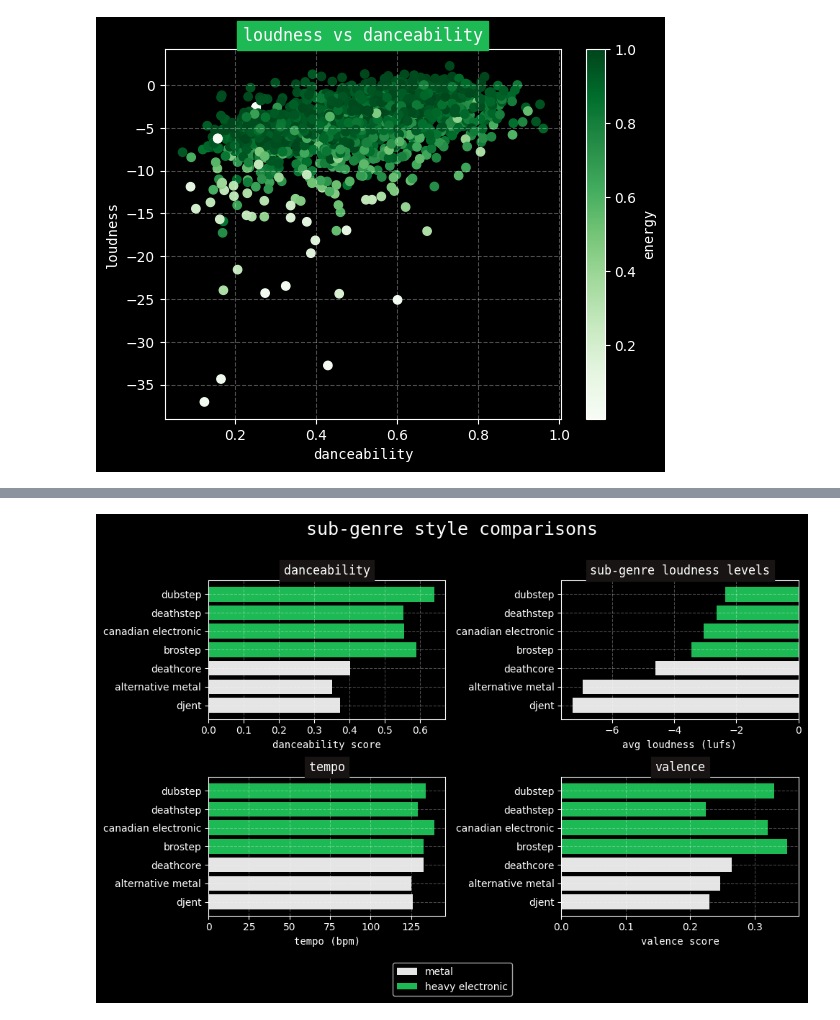
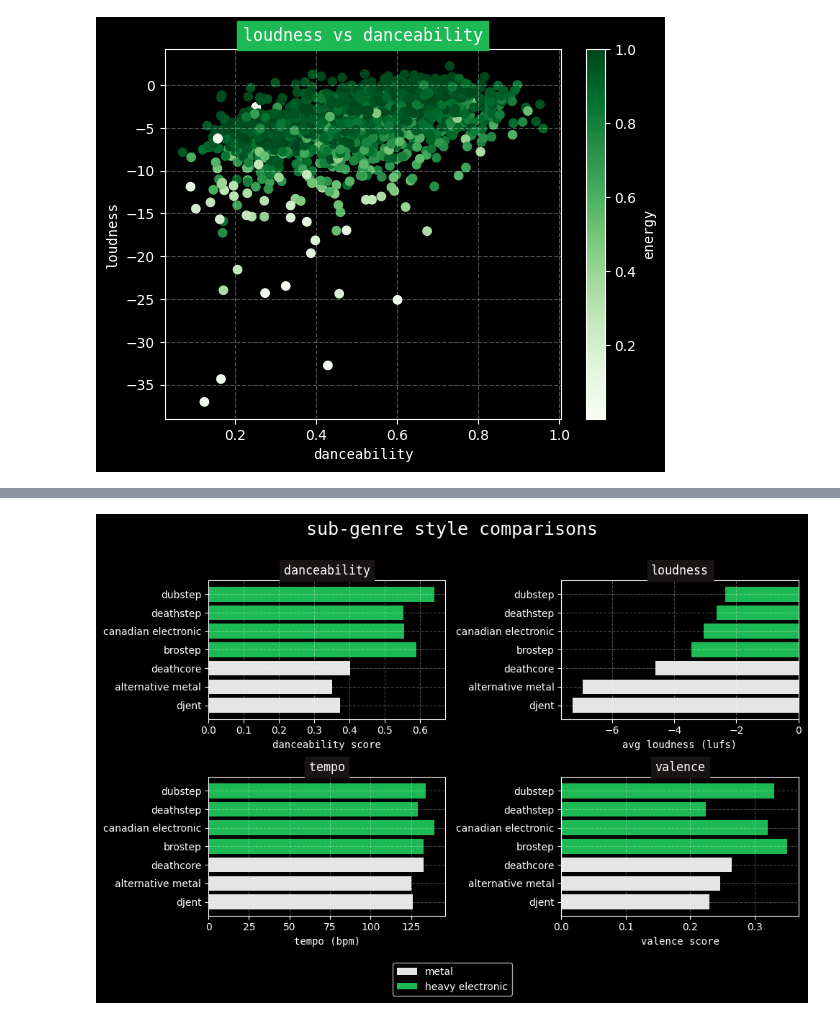
Before and after one commit to nick-esqueda/vanguard_de_project, a Jupyter notebook: visualizations.ipynb, the cells around one changed output, grey strips where cells are left out. Cells and saved outputs as stored; diff of their text form; code cells hidden in the pictures.

```diff
--- a/visualizations.ipynb
+++ b/visualizations.ipynb
@@ -115,32 +119,32 @@ avg_tempo_elec = df[elec_filter]["tempo"].mean()
 # PLOT DATA
 fig, ((ax1, ax2), (ax3, ax4)) = plt.subplots(2, 2, figsize=(10, 6))
 fig.suptitle('sub-genre style comparisons', fontsize=18, fontname="monospace", y=1.01)
 
 ax1.barh(df["genre"][metal_filter], df["danceability"][metal_filter], color="#FFFFFF", label="metal", alpha=.9)
 ax1.barh(df["genre"][elec_filter], df["danceability"][elec_filter], color="#1DB954", label="heavy electronic")
 ax1.set_title("danceability", fontname="monospace", backgroundcolor="#191414", color="#FFFFFF")
 ax1.set_xlabel("danceability score", fontname="monospace")
 ax1.grid(color="#FFFFFF", linestyle="--", alpha=.3)
 
 ax2.barh(df["genre"][metal_filter], df["loudness"][metal_filter], color="#FFFFFF", alpha=.9)
 ax2.barh(df["genre"][elec_filter], df["loudness"][elec_filter], color="#1DB954",)
-ax2.set_title("sub-genre loudness levels", fontname="monospace", backgroundcolor="#191414", color="#FFFFFF")
+ax2.set_title("loudness", fontname="monospace", backgroundcolor="#191414", color="#FFFFFF")
 ax2.set_xlabel("avg loudness (lufs)", fontname="monospace")
 ax2.grid(color="#FFFFFF", linestyle="--", alpha=.3)
 
 ax3.barh(df["genre"][metal_filter], df["tempo"][metal_filter], color="#FFFFFF", alpha=.9)
 ax3.barh(df["genre"][elec_filter], df["tempo"][elec_filter], color="#1DB954")
 ax3.set_title("tempo", fontname="monospace", backgroundcolor="#191414", color="#FFFFFF")
 ax3.set_xlabel("tempo (bpm)", fontname="monospace")
 ax3.grid(color="#FFFFFF", linestyle="--", alpha=.3)
 
 ax4.barh(df["genre"][metal_filter], df["valence"][metal_filter], color="#FFFFFF", alpha=.9)
 ax4.barh(df["genre"][elec_filter], df["valence"][elec_filter], color="#1DB954")
 ax4.set_title("valence", fontname="monospace", backgroundcolor="#191414", color="#FFFFFF")
 ax4.set_xlabel("valence score", fontname="monospace")
 ax4.grid(color="#FFFFFF", linestyle="--", alpha=.3)
 
 plt.figlegend(["metal", "heavy electronic"], loc='lower center', bbox_to_anchor=(0.5, -0.1))
 plt.tight_layout()
 # %% [output]
-[figure, old version]
+[figure, new version]
```
Also changed, not shown: parts of 2 cells of this notebook.
